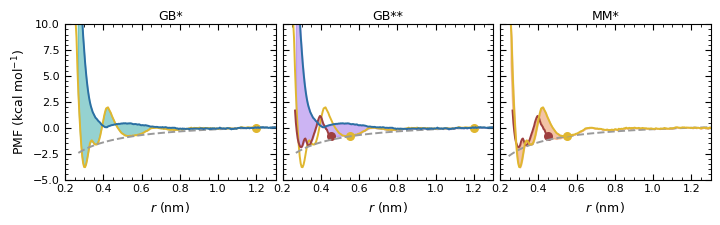
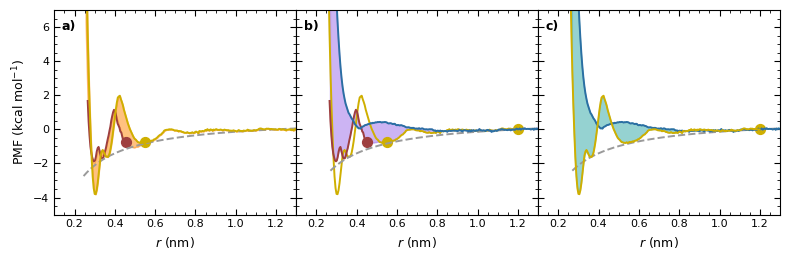
The change to this notebook cell's code, shown as a diff; its figure went from the first image to the second:
--- before
+++ after
@@ -1 +1,16 @@
-fig, axs = graphCorrectionPanels(pairInfo)
+fig, axs = graphCorrectionPanels(
+    pairInfo
+)
+
+for ax, panel_label in zip(axs, ["a)", "b)", "c)"]):
+    ax.text(
+        0.03, 0.95,
+        panel_label,
+        transform=ax.transAxes,
+        ha="left",
+        va="top",
+        fontsize=9,
+        fontweight="bold",
+    )
+
+fig.savefig(f'{imgPath}/{pair["name"]}_panel_plot.pdf', format="pdf", bbox_inches="tight")

Commit: update graph.ipynb pub fig